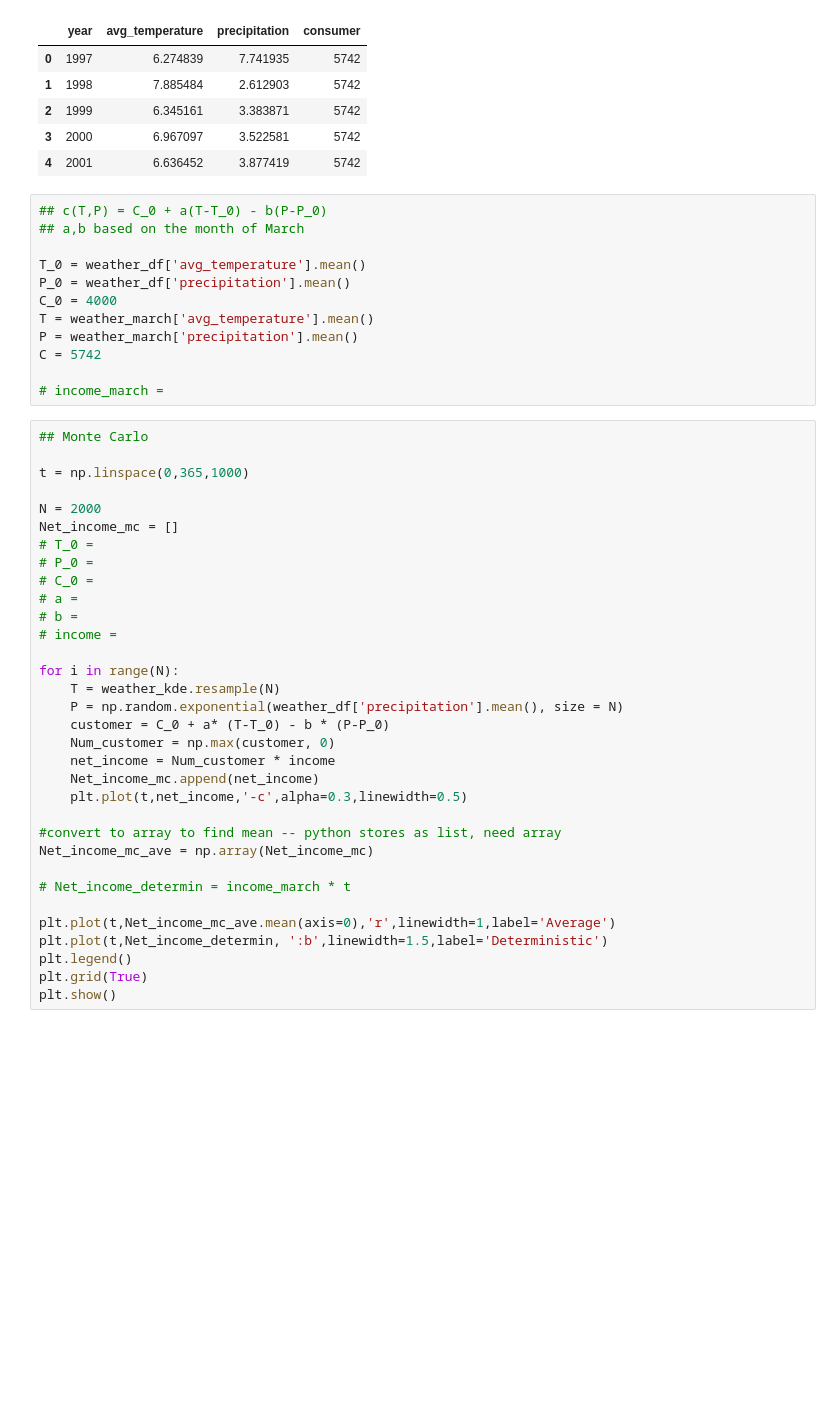
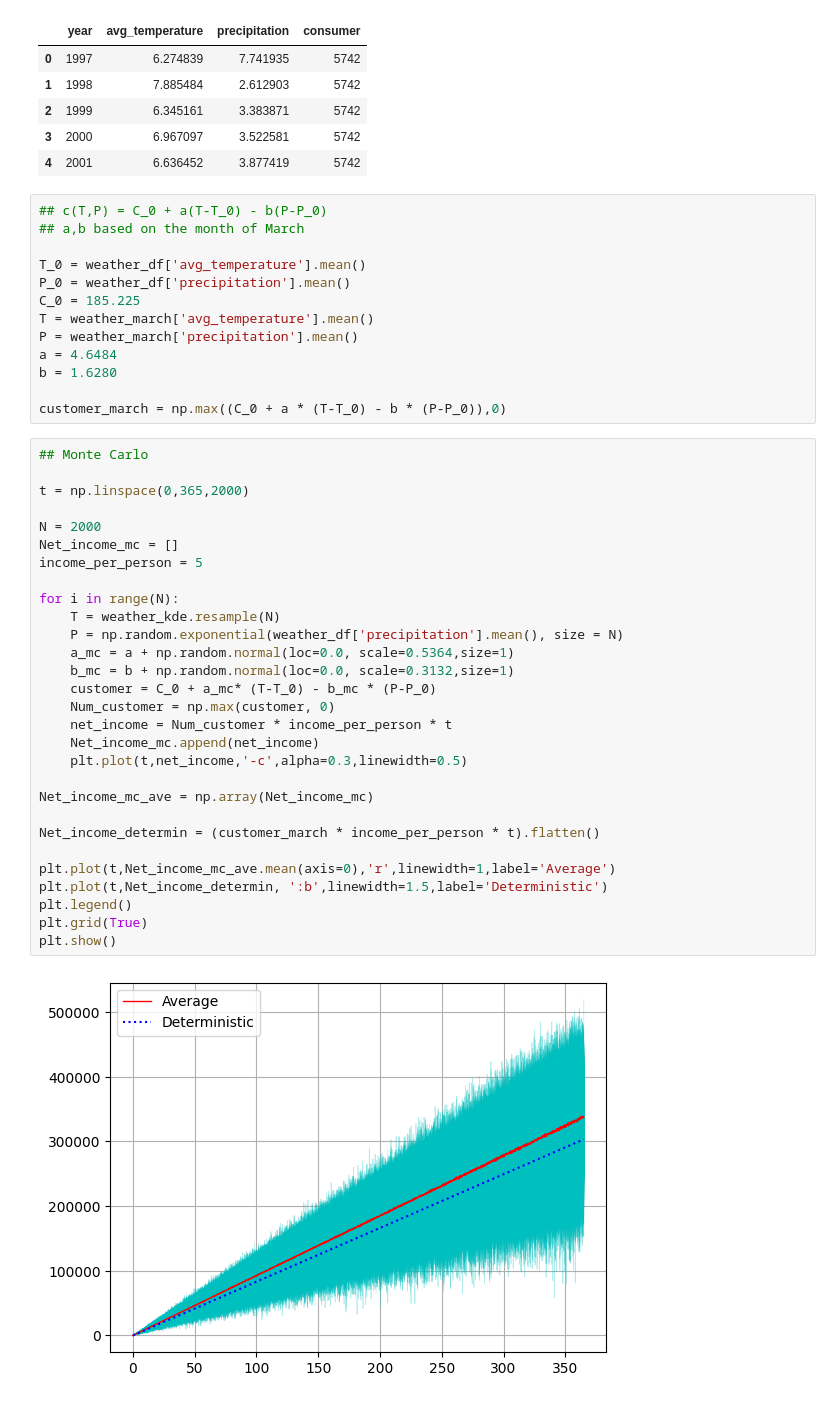
Before and after one commit to JustinTrenchcoat/MATH360_MA_2, a Jupyter notebook: model_ass2.ipynb, the cells around one changed output. Cells and saved outputs as stored; diff of their text form; blank space fills up the shorter version.

```diff
--- a/model_ass2.ipynb
+++ b/model_ass2.ipynb
@@ -137,42 +125,41 @@ weather_march.head()
 
 T_0 = weather_df['avg_temperature'].mean()
 P_0 = weather_df['precipitation'].mean()
-C_0 = 4000
+C_0 = 185.225
 T = weather_march['avg_temperature'].mean()
 P = weather_march['precipitation'].mean()
-C = 5742
+a = 4.6484
+b = 1.6280
 
-# income_march =
+customer_march = np.max((C_0 + a * (T-T_0) - b * (P-P_0)),0)
 # %%
 ## Monte Carlo
 
-t = np.linspace(0,365,1000)
+t = np.linspace(0,365,2000)
 
 N = 2000
 Net_income_mc = []
-# T_0 =
-# P_0 =
-# C_0 =
-# a =
-# b =
-# income =
+income_per_person = 5
 
 for i in range(N):
     T = weather_kde.resample(N)
     P = np.random.exponential(weather_df['precipitation'].mean(), size = N)
-    customer = C_0 + a* (T-T_0) - b * (P-P_0)
+    a_mc = a + np.random.normal(loc=0.0, scale=0.5364,size=1)
+    b_mc = b + np.random.normal(loc=0.0, scale=0.3132,size=1)
+    customer = C_0 + a_mc* (T-T_0) - b_mc * (P-P_0)
     Num_customer = np.max(customer, 0)
-    net_income = Num_customer * income
+    net_income = Num_customer * income_per_person * t
     Net_income_mc.append(net_income)
     plt.plot(t,net_income,'-c',alpha=0.3,linewidth=0.5)
 
-#convert to array to find mean -- python stores as list, need array
 Net_income_mc_ave = np.array(Net_income_mc)
 
-# Net_income_determin = income_march * t
+Net_income_determin = (customer_march * income_per_person * t).flatten()
 
 plt.plot(t,Net_income_mc_ave.mean(axis=0),'r',linewidth=1,label='Average')
 plt.plot(t,Net_income_determin, ':b',linewidth=1.5,label='Deterministic')
 plt.legend()
 plt.grid(True)
 plt.show()
+# %% [output]
+[figure, added]
```
Also changed, not shown: parts of 1 cell of this notebook, 2 other files.
